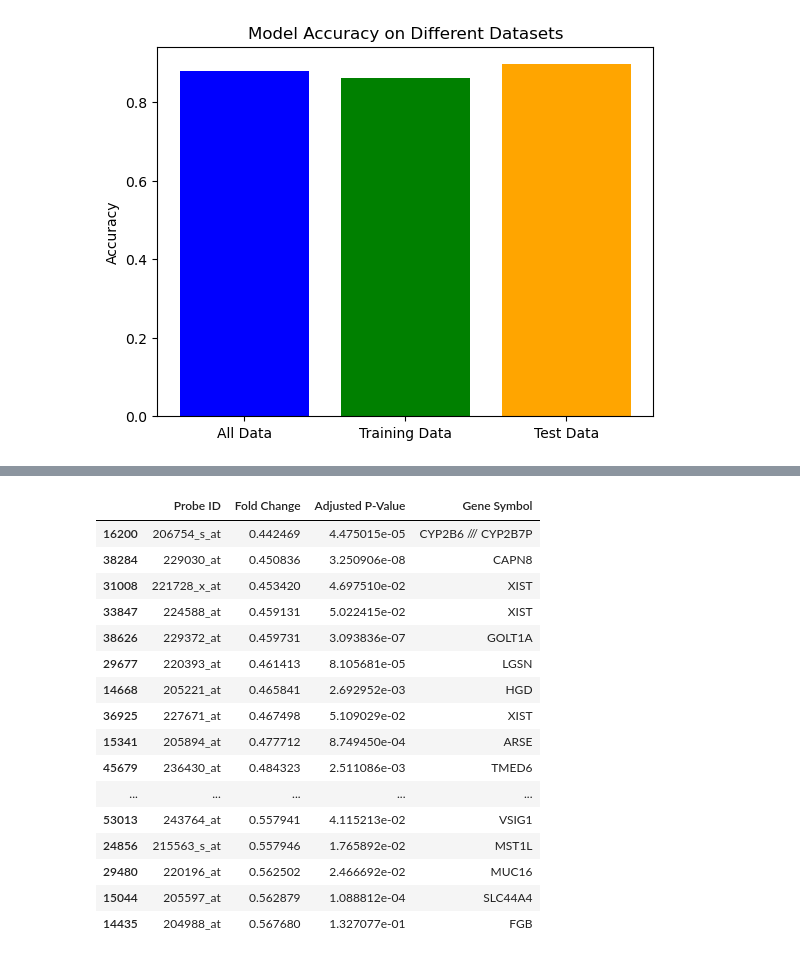
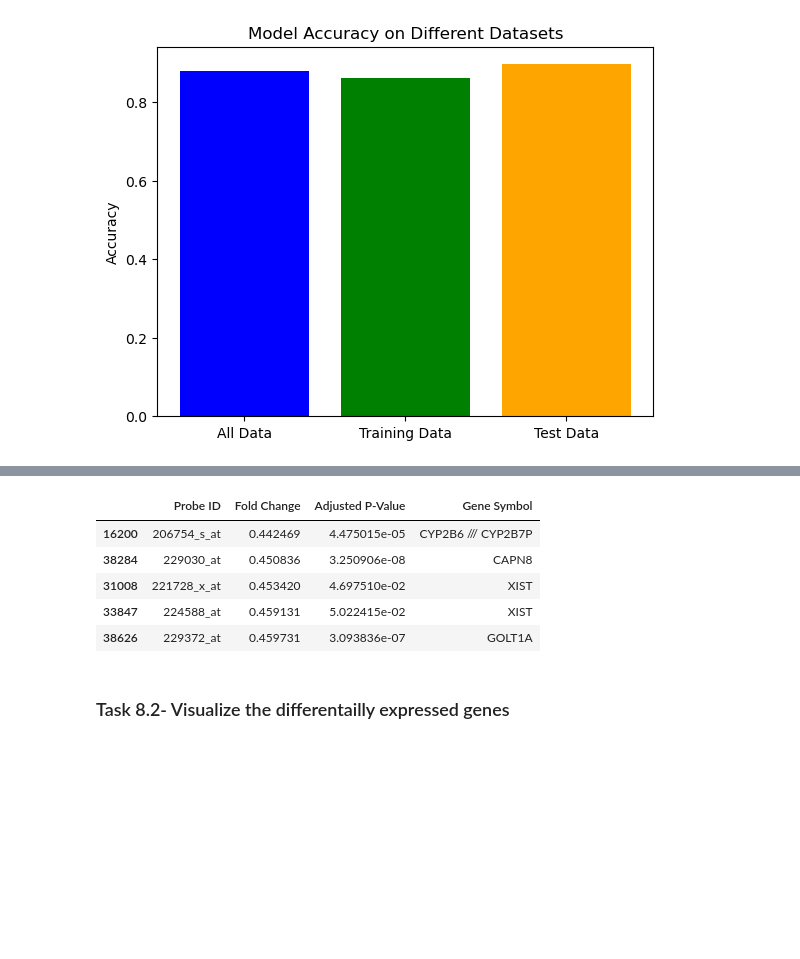
Before and after one commit to anniejs02/BIOINF-575-Project, a Jupyter notebook: Bioinf_575_Cancer_Subtypes_vp.ipynb, the cells around one changed output, grey strips where cells are left out. Cells and saved outputs as stored; diff of their text form; code cells hidden in the pictures; blank space fills up the shorter version.

```diff
--- a/Bioinf_575_Cancer_Subtypes_vp.ipynb
+++ b/Bioinf_575_Cancer_Subtypes_vp.ipynb
@@ -386,23 +331,14 @@ High_express50
-# %%
-Low_express50
-# %% [output]
-|  | Probe ID | Fold Change | Adjusted P-Value | Gene Symbol |
-| 16200 | 206754_s_at | 0.442469 | 4.475015e-05 | CYP2B6 /// CYP2B7P |
-| 38284 | 229030_at | 0.450836 | 3.250906e-08 | CAPN8 |
-| 31008 | 221728_x_at | 0.453420 | 4.697510e-02 | XIST |
-| 33847 | 224588_at | 0.459131 | 5.022415e-02 | XIST |
-| 38626 | 229372_at | 0.459731 | 3.093836e-07 | GOLT1A |
-| 29677 | 220393_at | 0.461413 | 8.105681e-05 | LGSN |
-| 14668 | 205221_at | 0.465841 | 2.692952e-03 | HGD |
-| 36925 | 227671_at | 0.467498 | 5.109029e-02 | XIST |
-| 15341 | 205894_at | 0.477712 | 8.749450e-04 | ARSE |
-| 45679 | 236430_at | 0.484323 | 2.511086e-03 | TMED6 |
-| ... | ... | ... | ... | ... |
-| 53013 | 243764_at | 0.557941 | 4.115213e-02 | VSIG1 |
-| 24856 | 215563_s_at | 0.557946 | 1.765892e-02 | MST1L |
-| 29480 | 220196_at | 0.562502 | 2.466692e-02 | MUC16 |
-| 15044 | 205597_at | 0.562879 | 1.088812e-04 | SLC44A4 |
-| 14435 | 204988_at | 0.567680 | 1.327077e-01 | FGB |
+# %%
+Low_express50.head()
+# %% [output]
+|  | Probe ID | Fold Change | Adjusted P-Value | Gene Symbol |
+| 16200 | 206754_s_at | 0.442469 | 4.475015e-05 | CYP2B6 /// CYP2B7P |
+| 38284 | 229030_at | 0.450836 | 3.250906e-08 | CAPN8 |
+| 31008 | 221728_x_at | 0.453420 | 4.697510e-02 | XIST |
+| 33847 | 224588_at | 0.459131 | 5.022415e-02 | XIST |
+| 38626 | 229372_at | 0.459731 | 3.093836e-07 | GOLT1A |
+# %% [markdown]
+### Task 8.2- Visualize the differentailly expressed genes
 # %%
 #Visualization using seaborn library
 #pip install seaborn matplotlib
```
Also changed, not shown: parts of 39 cells of this notebook.
